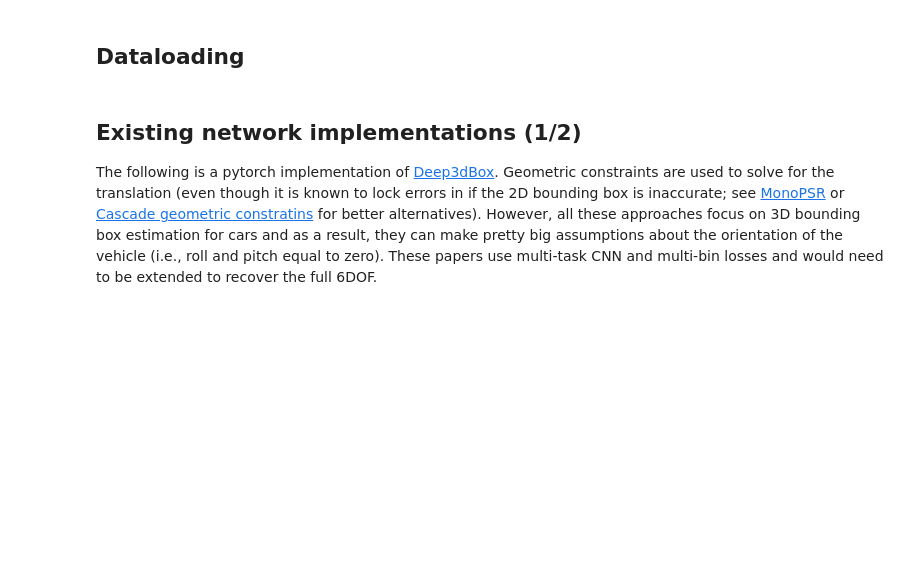
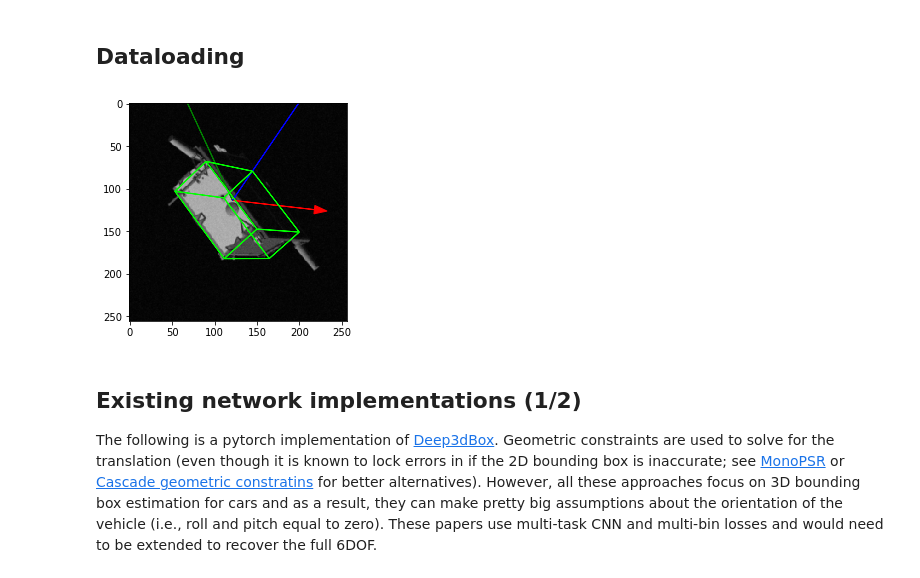
Before and after one commit to jazzalin/spacecraft-pose-estimation, a Jupyter notebook: model/model.ipynb, the cells around one changed output. Saved outputs shown, nothing was run; the diff lists cells and outputs as text; code cells hidden in the pictures; blank space fills up the shorter version.

```diff
--- a/model/model.ipynb
+++ b/model/model.ipynb
@@ -110,0 +92,21 @@ rescrop_transform = JointRescrop
+# %%
+class JointCompose(object):
+    def __init__(self, transforms):
+        """
+        params:
+           transforms (list) : list of transforms
+        """
+        self.transforms = transforms
+
+    # We override the __call__ function such that this class can be
+    # called as a function i.e. JointCompose(transforms)(img, target)
+    # Such classes are known as "functors"
+    def __call__(self, img, target):
+        """
+        params:
+            img (PIL.Image)    : input image
+            target (PIL.Image) : ground truth label
+        """
+        for t in self.transforms:
+            img, target = t(img, target)
+        return img, target
@@ -144,3 +154,12 @@ rescrop_dataset = SpeedDataset(
+# %%
+# TEST
+sample, target = training_dataset[42]
+size = (256, 256)
+vectorScaleFactor = 4
+image1, label1 = JointRescrop((256, 256))(tF.to_pil_image(sample), target.numpy())
+visualize_tar2(image1, label1, size, vectorScaleFactor, bbox=True)
+# %% [output]
+[figure, added]
 # %%
 (train_len, test_len) = (int(0.85*len(training_dataset)), int(0.15*len(training_dataset)))
 assert train_len + test_len == len(training_dataset)
```
Also changed, not shown: parts of 16 cells of this notebook, 1 other file.
